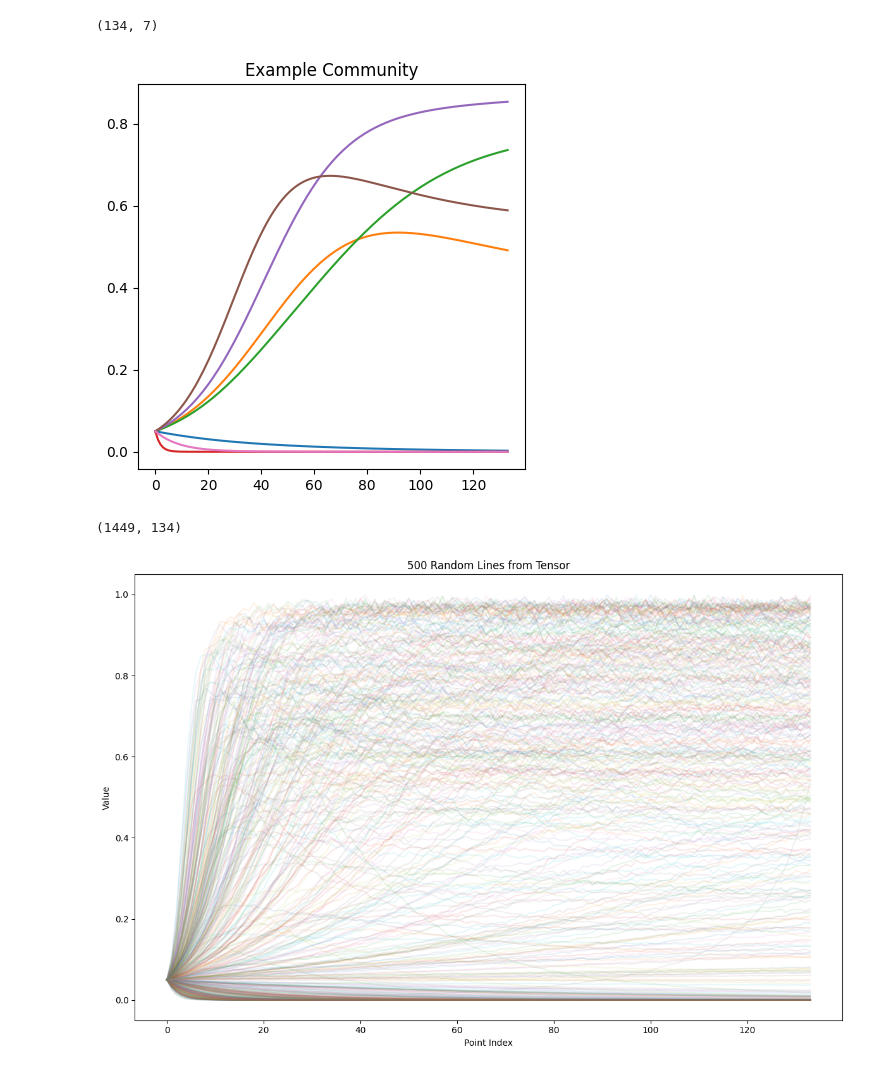
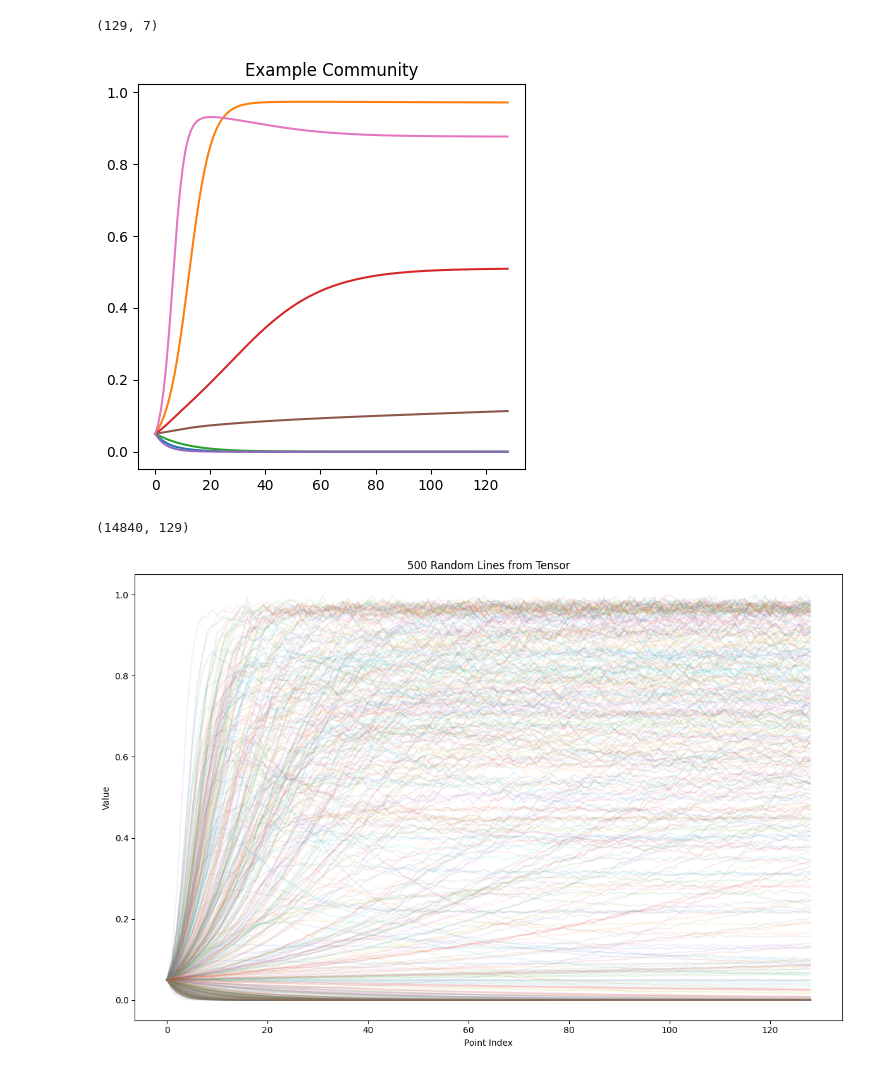
Before and after one commit to CarlosMari/TimeSeries, a Jupyter notebook: data_generation/familydata.ipynb, the cells around one changed output. Cells and saved outputs as stored; diff of their text form; code cells hidden in the pictures.

```diff
--- a/data_generation/familydata.ipynb
+++ b/data_generation/familydata.ipynb
@@ -52,7 +52,7 @@ def multi_species_model(p,t,  n , Gamma, sigma, mu):
 # %%
 def random_parameters(n, int_mean, int_width, growth_mean, growth_var):
     # Generate simulation parameters
-    time_range = np.linspace(0,2000,134)
+    time_range = np.linspace(0,2000,129)
     Gamma = int_width*np.random.randn(n,n) + int_mean*np.ones((n,n))
     sigma = 0.05*np.ones(n)
     mu = growth_mean*np.ones(n) + growth_var*np.random.randn(n)
@@ -79,8 +79,8 @@ plt.title("Example Community")
 plt.plot(sol)
 plt.show()
 # %% [output]
-(134, 7)
+(129, 7)
-[figure, old version]
+[figure, new version]
 # %%
 n = 7
 
@@ -88,7 +88,7 @@ n = 7
 np.random.seed(TEST_SEED)
 
 sim_lists = []
-for i in trange(250):
+for i in trange(2500):
 
     # Roll new parameters
     params = random_parameters(n, mean, int_width, growth_mean, growth_var)
@@ -123,36 +123,36 @@ for i in trange(250):
         elif sol[sol > 1.0].any():
             pass
         else:
             # Take the finite difference to estimate the derivative.
             #sim_lists.append(np.diff(sol[:,i]))
             # sim_lists.append(sol[:,i])
             sim_lists.append(sol)'''
 
 sols = np.array(sim_lists).transpose(0,2,1)
-sols = sols.reshape(-1, 134)
+sols = sols.reshape(-1, 129)
 print(sols.shape)
 random_indices = np.random.choice(1000, 500, replace=False)
 
 # Create a figure and axis
 fig, ax = plt.subplots(figsize=(12, 8))
 
 # Plot each selected line
 for idx in random_indices:
     line = sols[idx]
     ax.plot(line, alpha=0.1)
 
 # Customize the plot
 ax.set_xlabel('Point Index')
 ax.set_ylabel('Value')
 ax.set_title('500 Random Lines from Tensor')
 
 
 # Show the plot
 plt.tight_layout()
 plt.show()
 # %% [output]
-(1449, 134)
+(14840, 129)
-[figure, old version]
+[figure, new version]
 # %%
 fig, axs = plt.subplots(10,10, figsize = (10,10), sharex = True, sharey = True)
 axs = axs.flatten()
```
Also changed, not shown: parts of 5 cells of this notebook, 4 other files.
